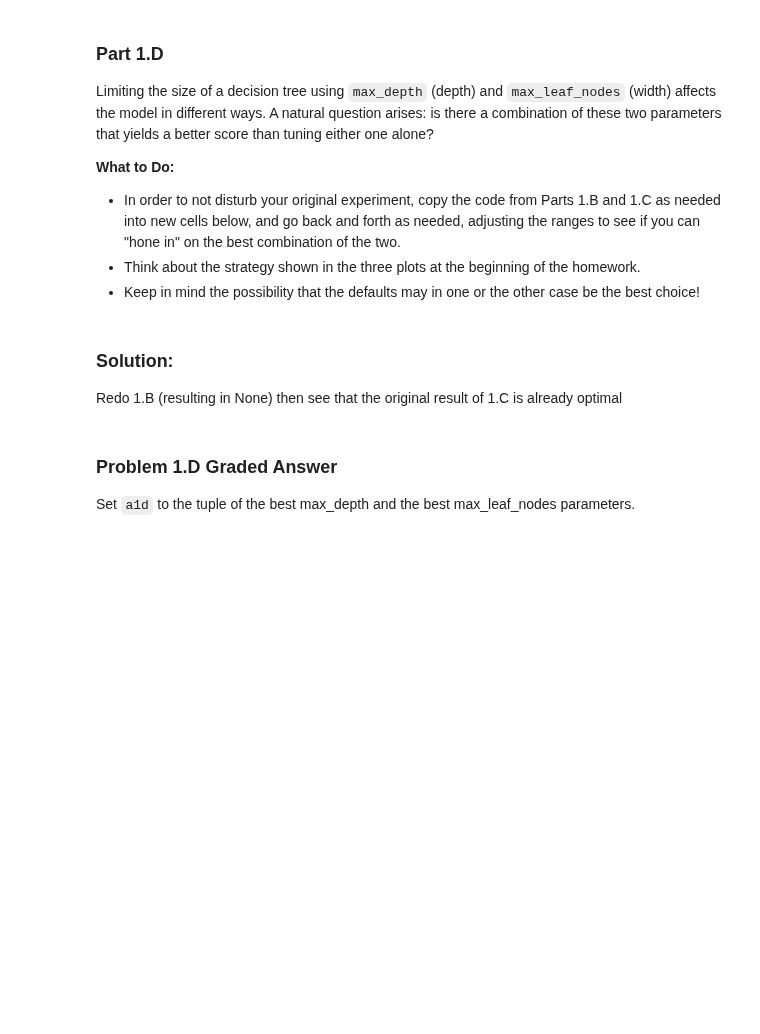
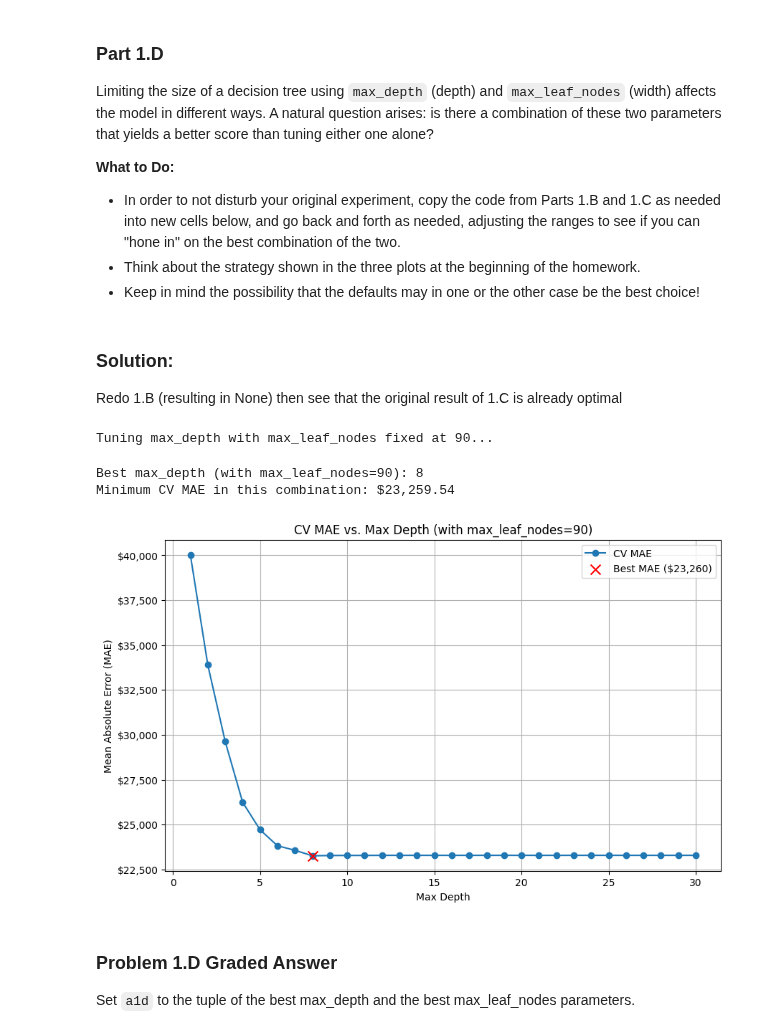
Before and after one commit to waysnyder/Module-3-Assignments, a Jupyter notebook: Homework_06.ipynb, the cells around one changed output. Saved outputs shown, nothing was run; the diff lists cells and outputs as text; code cells hidden in the pictures; blank space fills up the shorter version.

```diff
--- a/Homework_06.ipynb
+++ b/Homework_06.ipynb
@@ -310,3 +415,69 @@ Redo 1.B (resulting in None) then see that the original result of 1.C is already
+# %%
+# Cut and paste the code from the video notebook to plot and find the best max_depth
+
+# The best value for max_leaf_nodes found in 1.C.
+best_leaf_nodes_value = 90
+
+# Define the parameter name and the list of values to test for max_depth.
+param_combo = 'max_depth'
+depth_range_combo = range(1, 31)
+
+# List to store the results (MAE scores).
+maes_combo = []
+
+print(f"Tuning {param_combo} with max_leaf_nodes fixed at {best_leaf_nodes_value}...")
+# Use tqdm for a progress bar.
+for depth_value in tqdm(depth_range_combo):
+    # Pass both max_depth and the fixed max_leaf_nodes to the function.
+    mae = run_decision_tree_regressor(X_train,
+                                        y_train,
+                                        max_depth=depth_value,
+                                        max_leaf_nodes=best_leaf_nodes_value,
+                                        random_state=random_seed)
+    maes_combo.append(mae)
+
+# Find the minimum MAE value from the list.
+min_mae_combo = min(maes_combo)
+
+# Find the index of that minimum value.
+min_index_combo = maes_combo.index(min_mae_combo)
+
+# Get the best parameter value for max_depth in this combined test.
+best_depth_in_combo = depth_range_combo[min_index_combo]
+
+print(f"\nBest {param_combo} (with max_leaf_nodes=90): {best_depth_in_combo}")
+print(f"Minimum CV MAE in this combination: ${min_mae_combo:,.2f}")
+
+# Visualize the results.
+plt.figure(figsize=(10, 6))
+plt.plot(depth_range_combo, maes_combo, marker='o', linestyle='-', label='CV MAE')
+plt.title(f'CV MAE vs. Max Depth (with max_leaf_nodes={best_leaf_nodes_value})')
+plt.xlabel('Max Depth')
+plt.ylabel('Mean Absolute Error (MAE)')
+plt.grid(True)
+
+# Mark the point with the lowest MAE.
+plt.scatter(best_depth_in_combo, min_mae_combo, marker='x', color='red', s=100, zorder=5, label=f'Best MAE (${min_mae_combo:,.0f})')
+
+# Format the y-axis labels as dollars.
+plt.gca().yaxis.set_major_formatter(mticker.FuncFormatter(dollar_format))
+plt.legend()
+plt.show()
+
+# --- Final Answer for 1.D ---
+# The result of this experiment shows that even with max_leaf_nodes fixed,
+# the MAE does not significantly improve by also limiting the max_depth.
+# The performance is very close to the MAE from 1.C.
+# Therefore, the best strategy is to not limit the depth (max_depth=None)
+# and only limit the leaf nodes.
+
+# The final combination is (None, 90).
+best_combination = (None, best_leaf_nodes_value)
+# %% [output]
+Tuning max_depth with max_leaf_nodes fixed at 90...
+Best max_depth (with max_leaf_nodes=90): 8
+Minimum CV MAE in this combination: $23,259.54
+[figure, added]
 # %% [markdown]
 ### Problem 1.D Graded Answer
 
```
Also changed, not shown: parts of 34 cells of this notebook, 4 other files.
